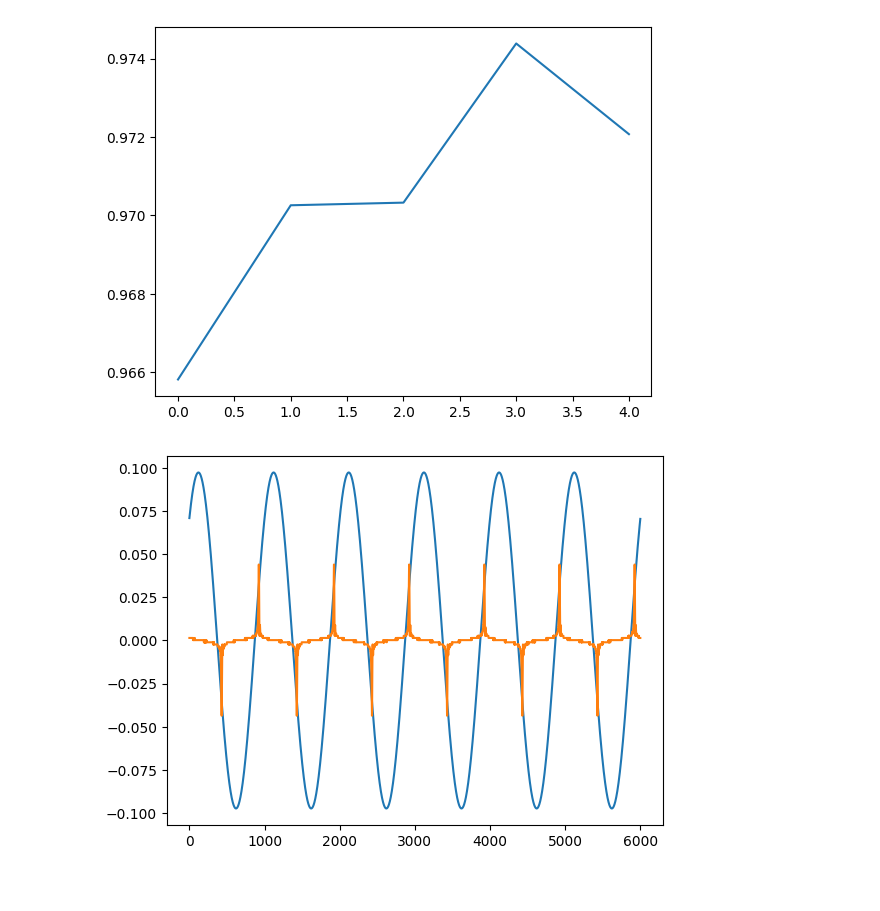
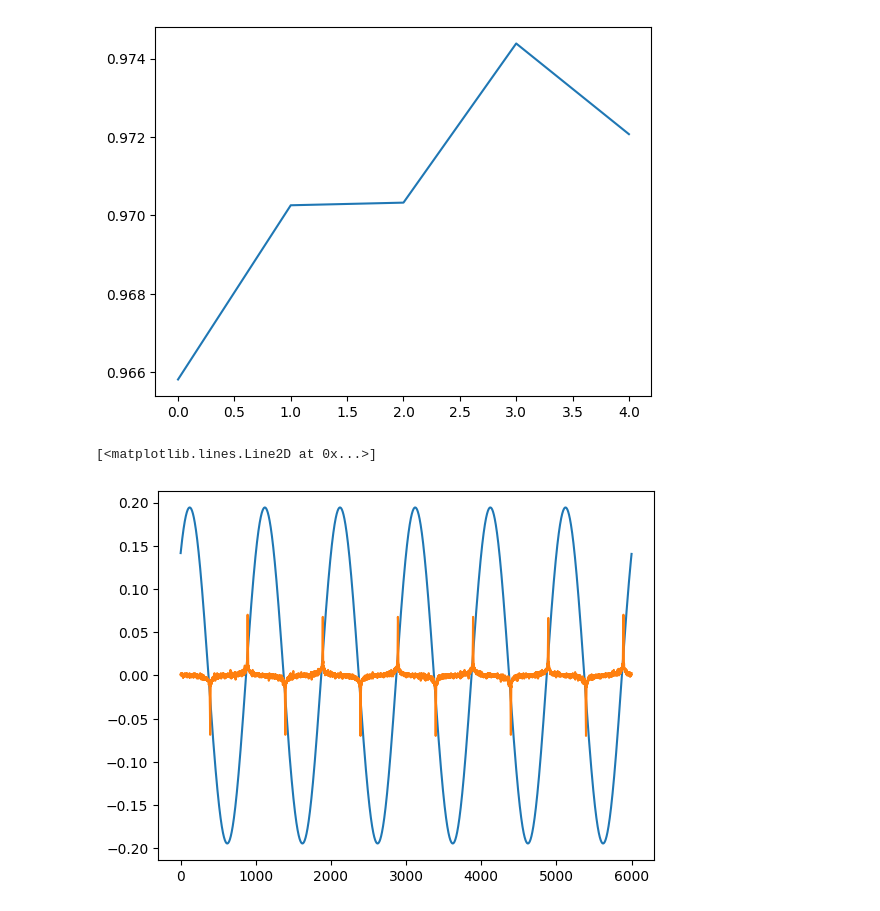
Before and after one commit to yyhshdu1/new_cavity, a Jupyter notebook: windfreak/hystersis_loop_plot.ipynb, the cells around one changed output. Drawn from its saved outputs; the diff is of its cells as text; code cells hidden in the pictures.

```diff
--- a/windfreak/hystersis_loop_plot.ipynb
+++ b/windfreak/hystersis_loop_plot.ipynb
@@ -166,11 +167,11 @@ plt.plot(Vratio)
 [<matplotlib.lines.Line2D at 0x...>]
 [figure]
 # %%
-plt.plot(I[3])
-plt.plot(Vpick[3])
-Vpick[0] = -1* Vpick[0]
+plt.plot(I[4][0:6000])
+plt.plot(Vpick[4][0:6000])
 # %% [output]
+[<matplotlib.lines.Line2D at 0x...>]
-[figure, old version]
+[figure, new version]
 # %%
 T = x
 T_be = 1000e-4     # Begin time period
```
Also changed, not shown: parts of 7 cells of this notebook, 9 other files.
